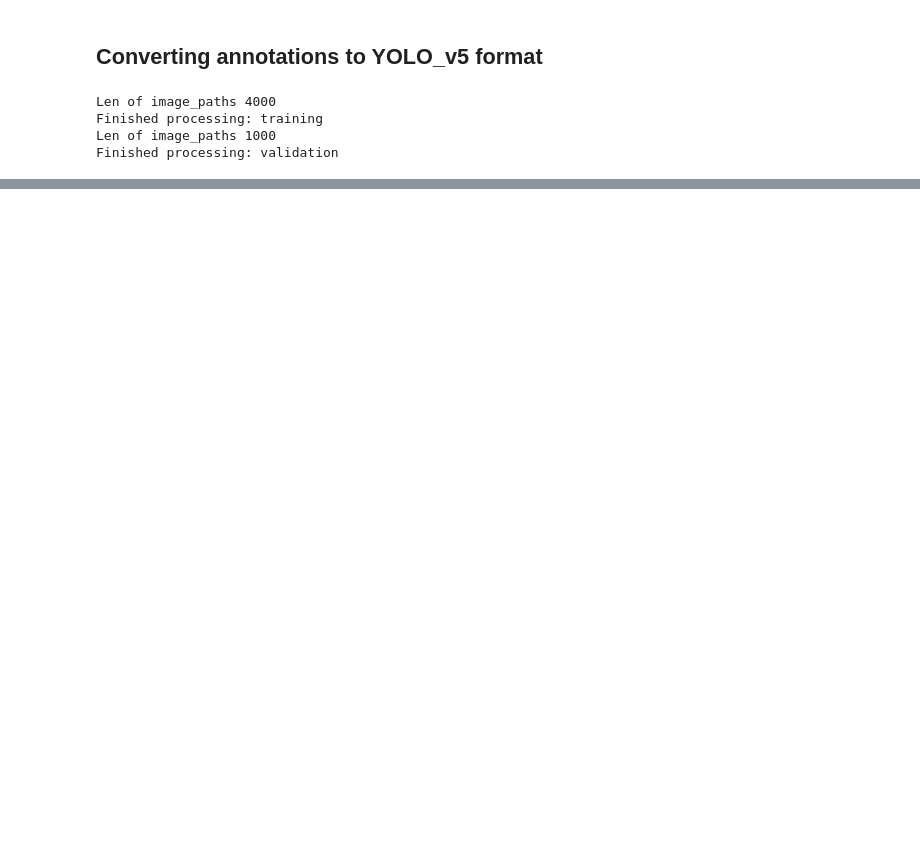
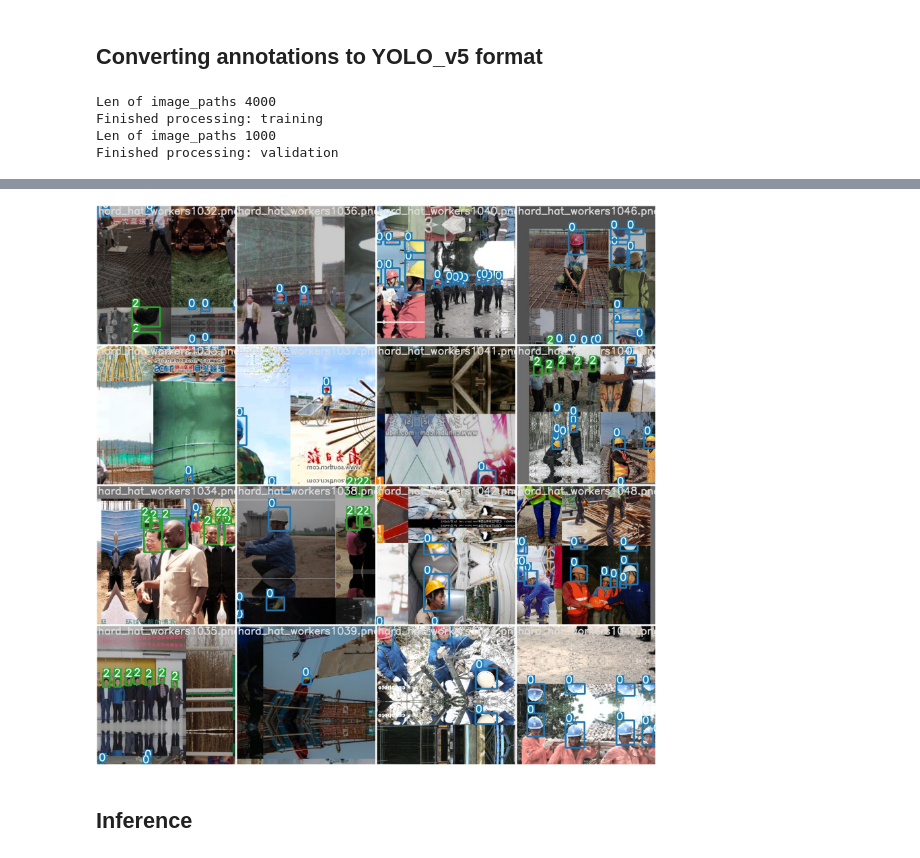
Before and after one commit to AymanNasser/Helmet-Detection, a Jupyter notebook: Helmet_Detection.ipynb, the cells around one changed output, grey strips where cells are left out. Saved outputs shown, nothing was run; the diff lists cells and outputs as text; code cells hidden in the pictures; blank space fills up the shorter version.

```diff
--- a/Helmet_Detection.ipynb
+++ b/Helmet_Detection.ipynb
@@ -209,0 +292,6 @@ Finished processing: validation
+# %%
+batch_img
+# %% [output]
+[figure, added]
+# %% [markdown]
+## Inference
```
Also changed, not shown: parts of 26 cells of this notebook.
